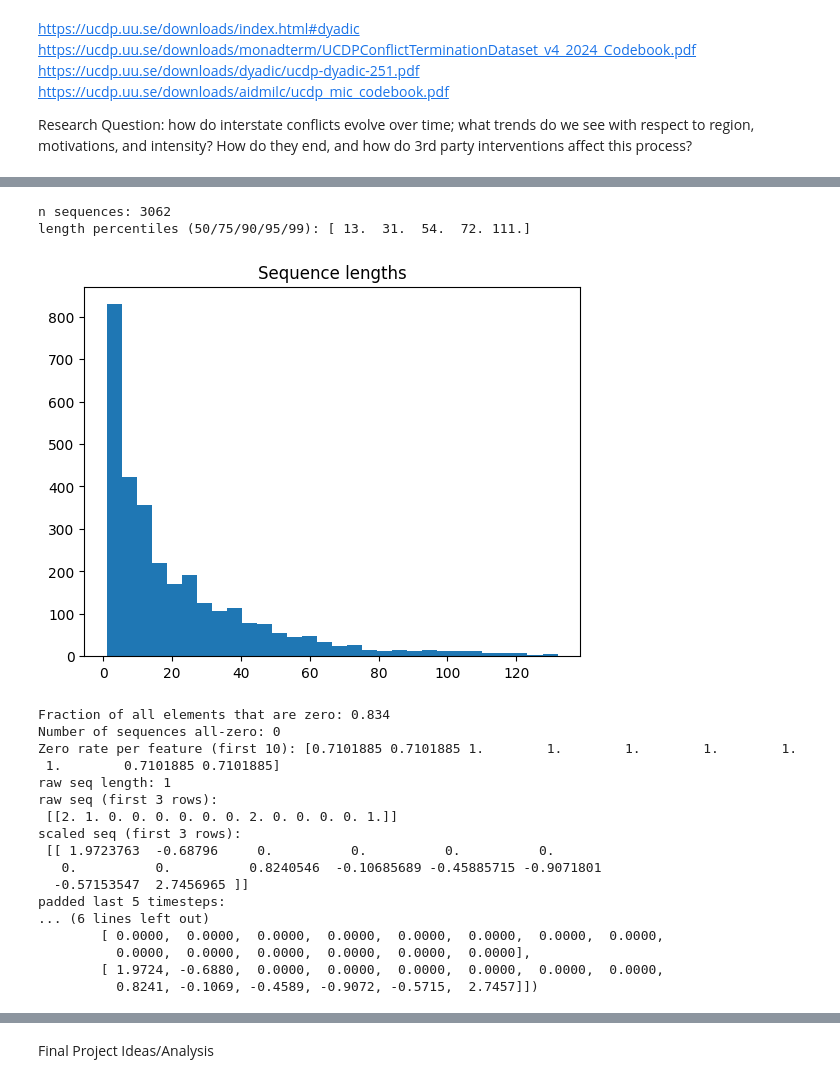
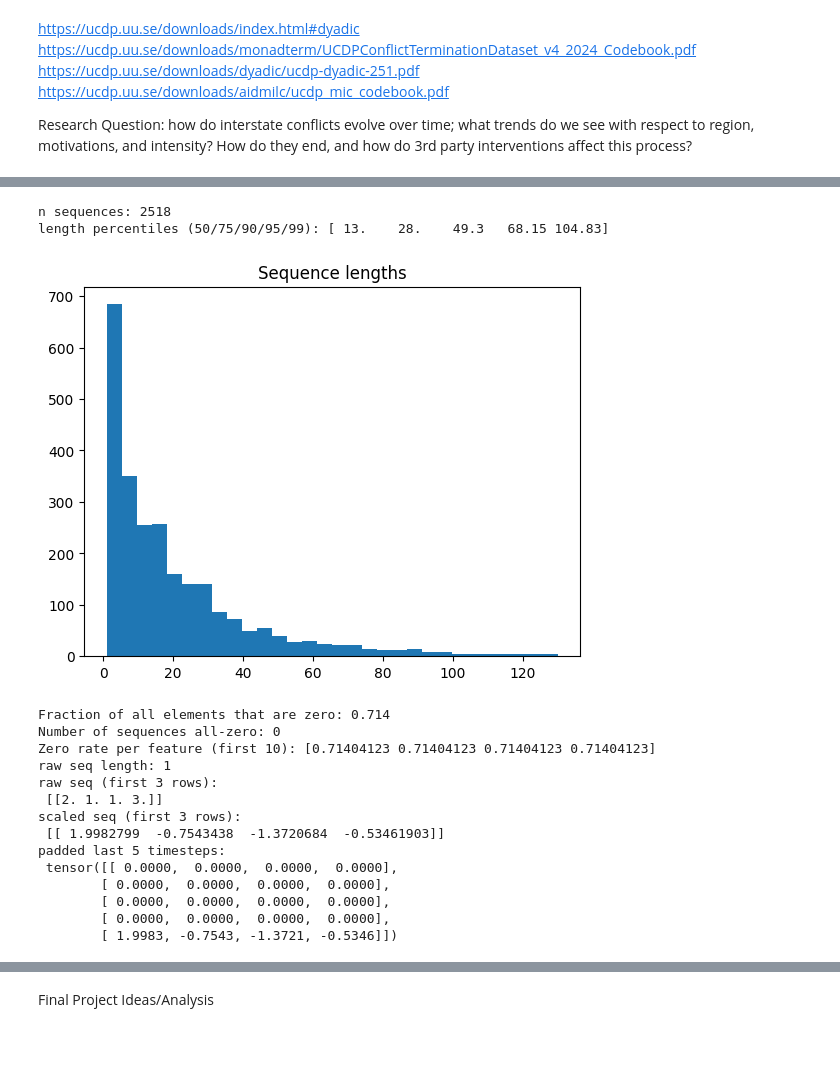
Before and after one commit to Fishmarchande/datasci_finalproj, a Jupyter notebook: project.ipynb, the cells around one changed output, grey strips where cells are left out. Saved outputs shown, nothing was run; the diff lists cells and outputs as text; code cells hidden in the pictures; blank space fills up the shorter version.

```diff
--- a/project.ipynb
+++ b/project.ipynb
@@ -281,21 +250,17 @@ Summary stats for continuous columns:
 # %%
-
 # Continuous features (we will embed categorical 'region' separately)
 features_cont = [
     'battle_deaths',
     'num_dyads',
-    'foreign_intervention',
-    'num_countries_aiding',
-    'peacekeeping',
-    'good_office',
-    'fact_finding',
-    'permanent_observers',
+    # 'num_countries_aiding',
+    # 'foreign_intervention',
+    # 'peacekeeping',
+    # 'good_office',
+    # 'fact_finding',
+    # 'permanent_observers',
     'incompatibility_mode',
+    'type_of_conflict',
 ]
-
-# Ensure continuous features are numeric
-for col in features_cont:
-    df[col] = df[col].fillna(0).astype(np.float32)
 
 target = 'd_epterm'
 
@@ -408,53 +355,50 @@ tensor(1.)
 # %%
 # 1) distribution of raw sequence lengths
-lengths = [len(s) for s in X_seq]
+lengths = [len(s) for s in X_cont_seq]
 import numpy as np
 print("n sequences:", len(lengths))
 print("length percentiles (50/75/90/95/99):", np.percentile(lengths, [50,75,90,95,99]))
 
 # 2) histogram
 import matplotlib.pyplot as plt
 plt.hist(lengths, bins=30); plt.title("Sequence lengths"); plt.show()
 
 # 3) fraction of zeros in padded tensor
 import torch
-frac_zeros = (X_padded == 0).float().mean().item()
+frac_zeros = (X_cont_padded == 0).float().mean().item()
 print(f"Fraction of all elements that are zero: {frac_zeros:.3f}")
 
 # 4) how many sequences are entirely zero after padding
-all_zero_seq_count = (X_padded.abs().sum(dim=(1,2)) == 0).sum().item()
+all_zero_seq_count = (X_cont_padded.abs().sum(dim=(1,2)) == 0).sum().item()
 print("Number of sequences all-zero:", all_zero_seq_count)
 
 # 5) per-feature zero rate (average across samples & timesteps)
-zero_rate_per_feature = ((X_padded == 0).float().mean(dim=(0,1))).cpu().numpy()
+zero_rate_per_feature = ((X_cont_padded == 0).float().mean(dim=(0,1))).cpu().numpy()
 print("Zero rate per feature (first 10):", zero_rate_per_feature[:10])
 
 # 6) compare a raw sequence, scaled, and padded version (example index 0)
-print("raw seq length:", len(X_seq[0]))
-print("raw seq (first 3 rows):\n", np.array(X_seq[0])[:3])
-print("scaled seq (first 3 rows):\n", np.array(X_scaled[0])[:3])
-print("padded last 5 timesteps:\n", X_padded[0, -5:, :])
+print("raw seq length:", len(X_cont_seq[0]))
+print("raw seq (first 3 rows):\n", np.array(X_cont_seq[0])[:3])
+print("scaled seq (first 3 rows):\n", np.array(X_cont_scaled[0])[:3])
+print("padded last 5 timesteps:\n", X_cont_padded[0, -5:, :])
 # %% [output]
-n sequences: 3062
-length percentiles (50/75/90/95/99): [ 13.  31.  54.  72. 111.]
+n sequences: 2518
+length percentiles (50/75/90/95/99): [ 13.    28.    49.3   68.15 104.83]
-[figure, old version]
+[figure, new version]
-Fraction of all elements that are zero: 0.834
+Fraction of all elements that are zero: 0.714
 Number of sequences all-zero: 0
-Zero rate per feature (first 10): [0.7101885 0.7101885 1.        1.        1.        1.        1.
- 1.        0.7101885 0.7101885]
+Zero rate per feature (first 10): [0.71404123 0.71404123 0.71404123 0.71404123]
 raw seq length: 1
 raw seq (first 3 rows):
- [[2. 1. 0. 0. 0. 0. 0. 0. 2. 0. 0. 0. 0. 1.]]
+ [[2. 1. 1. 3.]]
 scaled seq (first 3 rows):
- [[ 1.9723763  -0.68796     0.          0.          0.          0.
-   0.          0.          0.8240546  -0.10685689 -0.45885715 -0.9071801
-  -0.57153547  2.7456965 ]]
+ [[ 1.9982799  -0.7543438  -1.3720684  -0.53461903]]
 padded last 5 timesteps:
-... (6 lines left out)
-        [ 0.0000,  0.0000,  0.0000,  0.0000,  0.0000,  0.0000,  0.0000,  0.0000,
-          0.0000,  0.0000,  0.0000,  0.0000,  0.0000,  0.0000],
-        [ 1.9724, -0.6880,  0.0000,  0.0000,  0.0000,  0.0000,  0.0000,  0.0000,
-          0.8241, -0.1069, -0.4589, -0.9072, -0.5715,  2.7457]])
+ tensor([[ 0.0000,  0.0000,  0.0000,  0.0000],
+        [ 0.0000,  0.0000,  0.0000,  0.0000],
+        [ 0.0000,  0.0000,  0.0000,  0.0000],
+        [ 0.0000,  0.0000,  0.0000,  0.0000],
+        [ 1.9983, -0.7543, -1.3721, -0.5346]])
 # %%
 for xb_cont, xb_cat, yb in train_loader:
     # xb_cont: (batch, seq_len, n_cont), xb_cat: (batch, seq_len)
```
Also changed, not shown: parts of 15 cells of this notebook.
